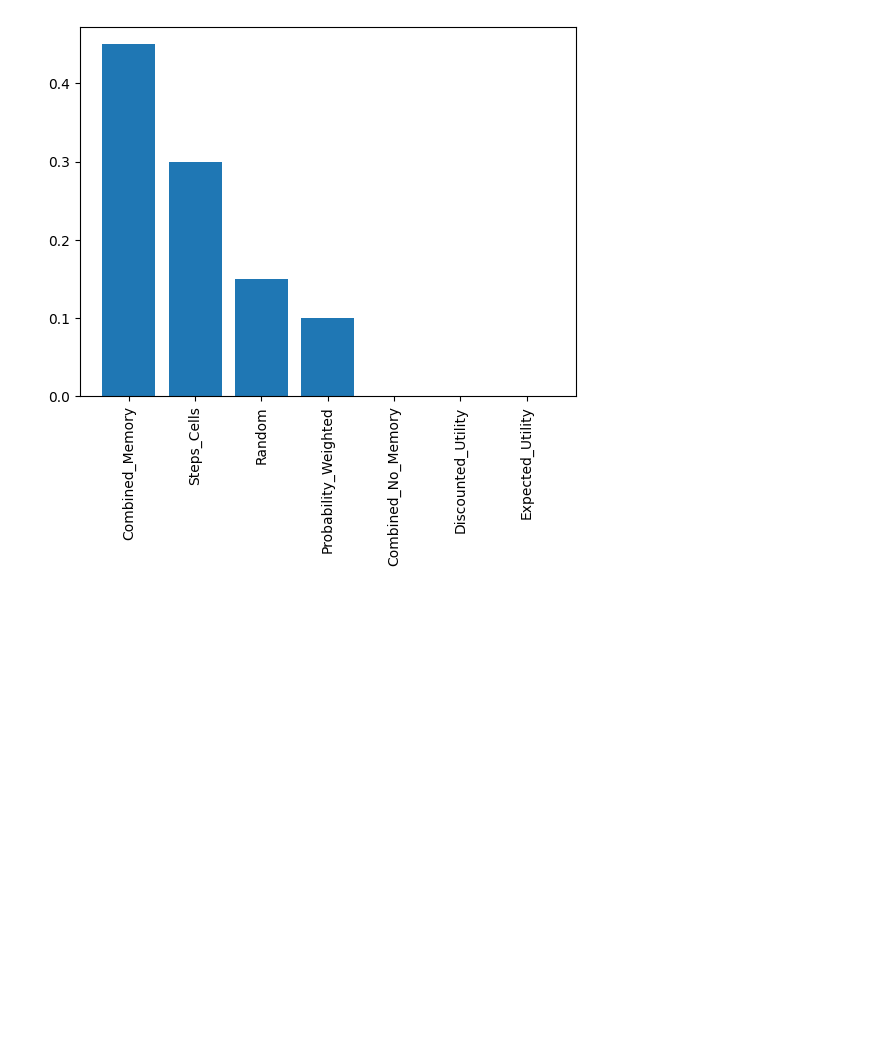
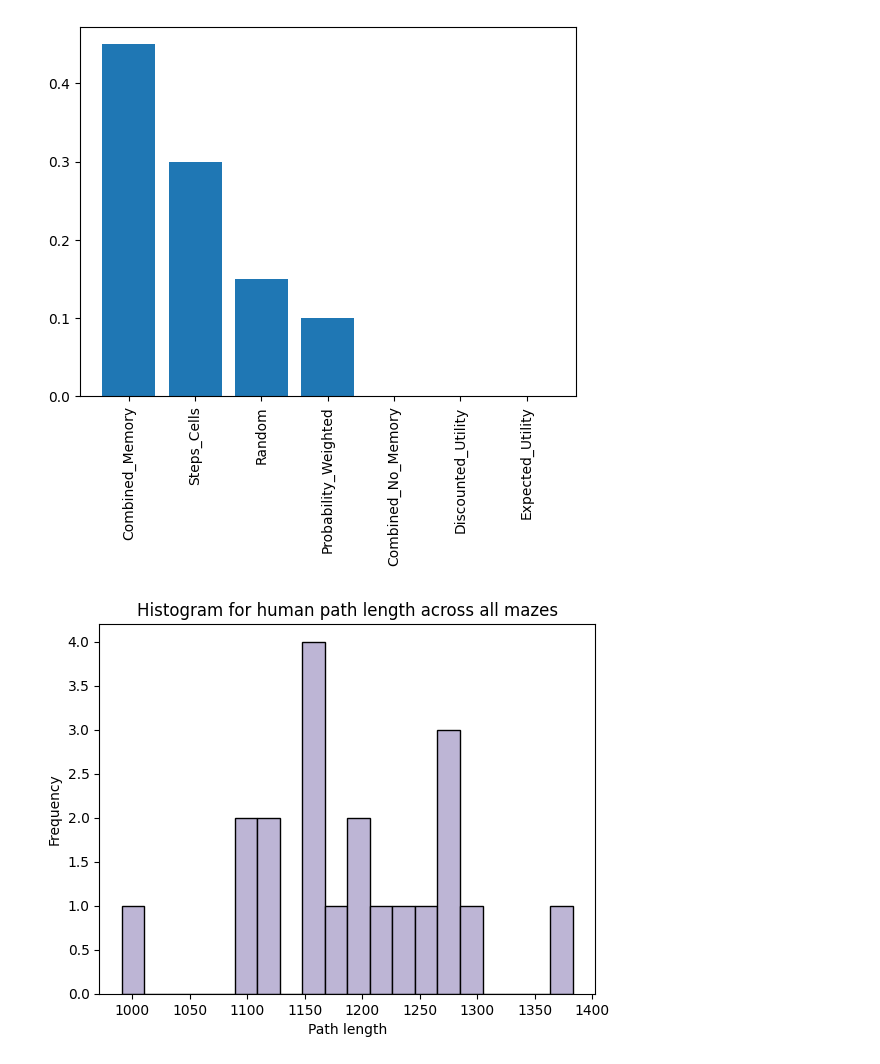
Before and after one commit to nabilbaugher/mst, a Jupyter notebook: backend/model_analysis.ipynb, the cells around one changed output. Saved outputs shown, nothing was run; the diff lists cells and outputs as text; code cells hidden in the pictures; blank space fills up the shorter version.

Commit message:
add some data analysis, also fix memory model bug

```diff
--- a/backend/model_analysis.ipynb
+++ b/backend/model_analysis.ipynb
@@ -26,3 +28,18 @@ plt.xticks(rotation='vertical')
 plt.show()
 # %% [output]
 [figure]
+# %%
+# plot avg total path length for each user
+decisions = convert_data(get_csv('data/prolific_data_filtered'))
+path_lengths_by_user = get_path_lengths_for_all_users(decisions)
+total_path_length_per_user = []
+for tester_id in path_lengths_by_user:
+    total_path_length_per_user.append(sum(path_lengths_by_user[tester_id]))
+# %%
+plt.hist(total_path_length_per_user, bins=20, histtype = 'bar', edgecolor='black', color='#BDB5D5')
+plt.ylabel('Frequency')
+plt.xlabel('Path length')
+plt.title('Histogram for human path length across all mazes')
+plt.show()
+# %% [output]
+[figure, added]
```
Also changed, not shown: parts of 1 cell of this notebook, 4 other files.
